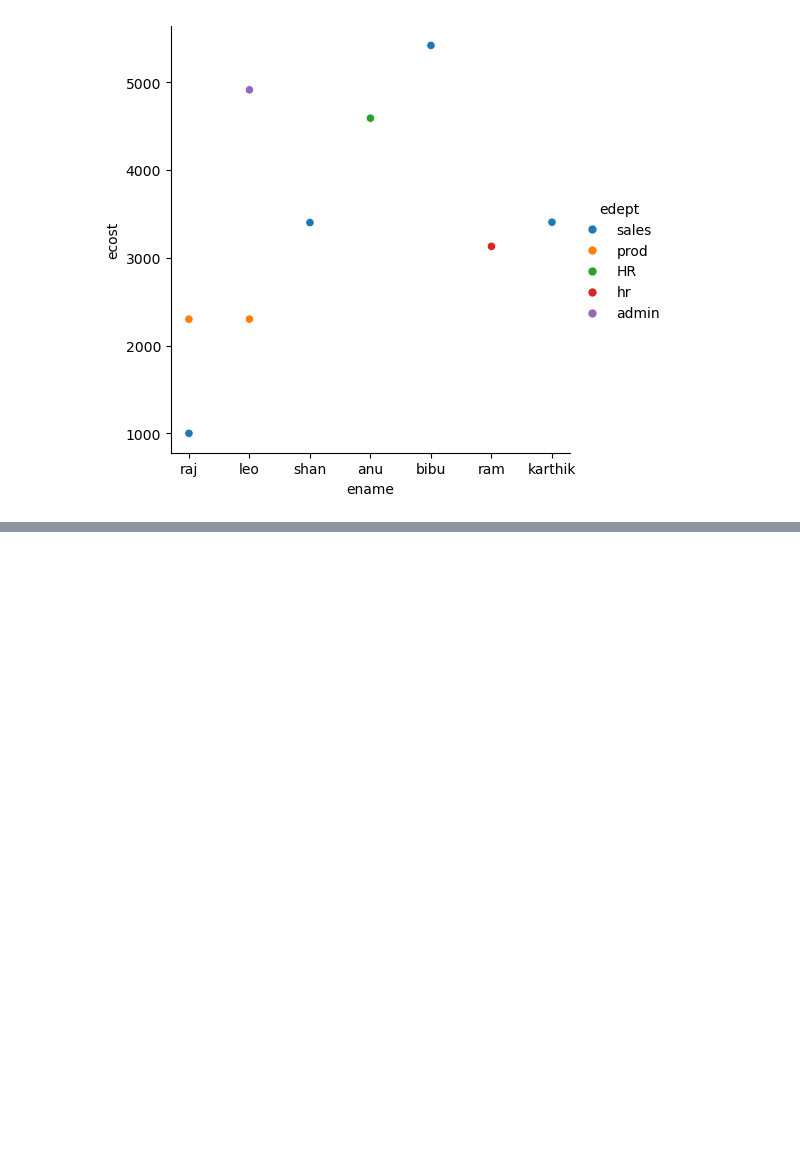
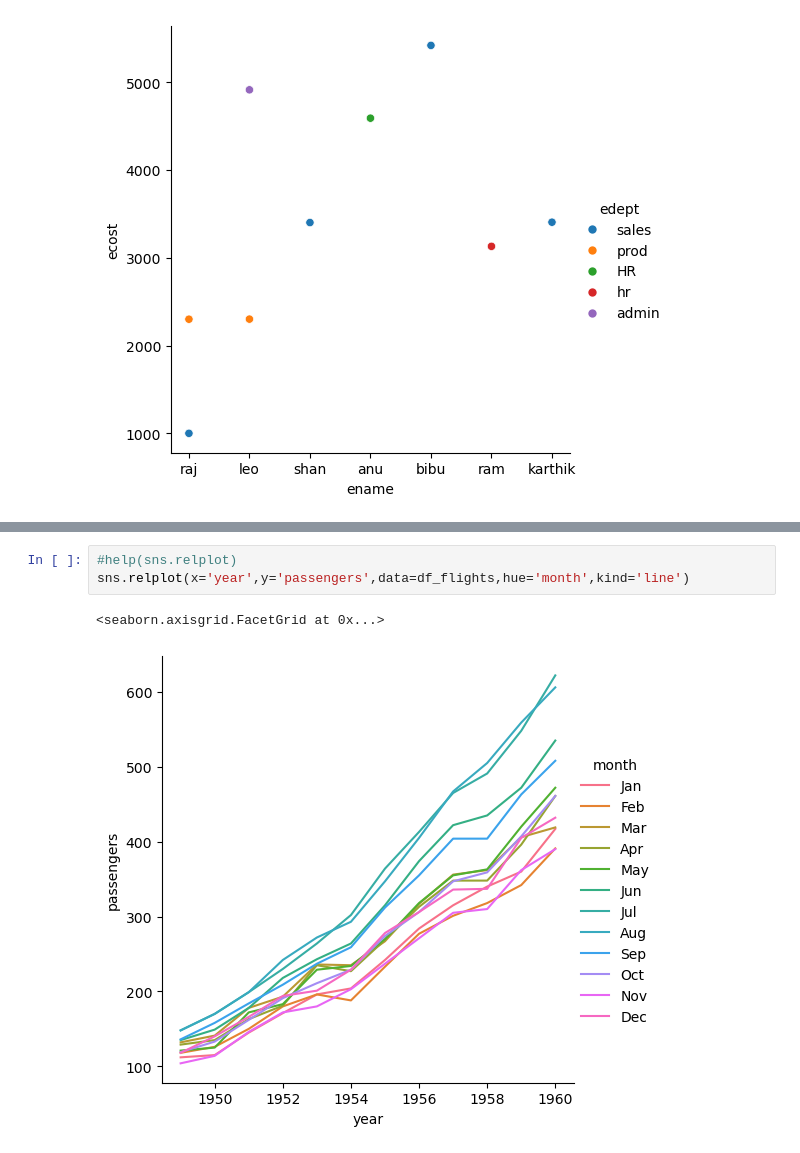
Before and after one commit to pakarthikstudent/DataEngineering__MLOps, a Jupyter notebook: DAY2/DE-2.ipynb, the cells around one changed output, grey strips where cells are left out. Drawn from its saved outputs; the diff is of its cells as text; blank space fills up the shorter version.

```diff
--- a/DAY2/DE-2.ipynb
+++ b/DAY2/DE-2.ipynb
@@ -679,0 +714,6 @@ sns.relplot(x=df_csv['ename'],y=df_csv['ecost'],data=df_csv,hue='edept')
+# %%
+#help(sns.relplot)
+sns.relplot(x='year',y='passengers',data=df_flights,hue='month',kind='line')
+# %% [output]
+<seaborn.axisgrid.FacetGrid at 0x...>
+[figure, added]
```
Also changed, not shown: parts of 20 cells of this notebook.
